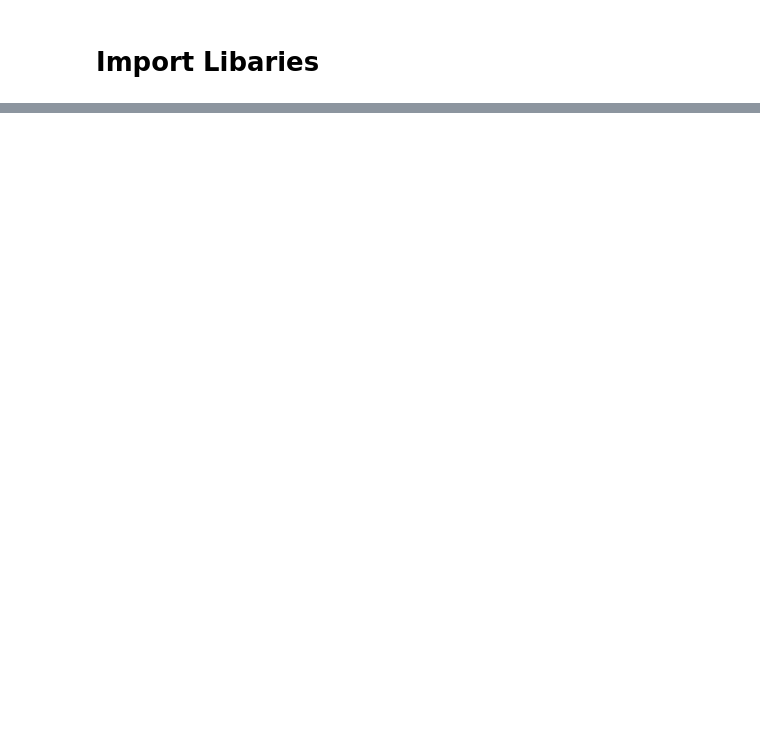
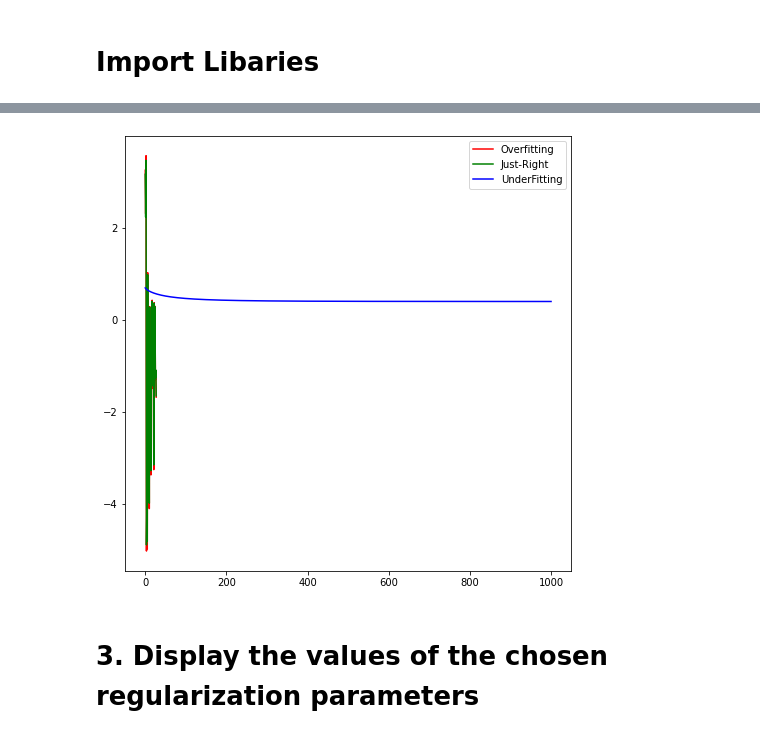
Before and after one commit to tony45678/tonyyoon, a Jupyter notebook: Assignment7.ipynb, the cells around one changed output, grey strips where cells are left out. Cells and saved outputs as stored; diff of their text form; code cells hidden in the pictures; blank space fills up the shorter version.

```diff
--- a/Assignment7.ipynb
+++ b/Assignment7.ipynb
@@ -12,0 +36,4 @@ import scipy.optimize as opt
+# %%
+# Sigmoid Function
+def sigmoid(z):
+  return 1 / (1 + np.exp(-z))
@@ -12,0 +54,16 @@ import scipy.optimize as opt
+# %%
+# gradient descent for the model
+def gradient_descent(X, y,iterations, learning_rate, lambdaa):
+
+  theta = np.zeros(X.shape[1])
+  cost_history = []
+
+  for i in range(iterations):
+    param = (np.dot(X, theta))
+    hypo = sigmoid(param)
+    cost = cost_function(X, y, theta,lambdaa)
+    cost_history.append(cost)
+    gradient = np.dot(X.T, (hypo - y)) / y.size
+
+    theta = theta - (learning_rate * (gradient + lambdaa * theta / y.size))
+  return theta, cost_history
@@ -13 +72,6 @@ import scipy.optimize as opt
+# %%
+iterations = 1000    #set the iterations to 1000
+learning_rate = 1    # learning rate to 1
+degree = 6           # polynomial degree  6
+map = map_feature(pointX, pointY, degree)
 # %% [markdown]
@@ -37,0 +91,15 @@ plt.show()
+# %%
+overfitting_cost = gradient_descent(map, label,iterations,learning_rate, 0.00001)
+justright_cost  = gradient_descent(map, label,iterations,learning_rate, 0.01)
+underfitting_cost = gradient_descent(map, label,iterations,learning_rate, 0.1)
+# %%
+plt.figure(figsize=(8, 8))
+plt.plot(overfitting_cost, label = "Overfitting", color = 'red')
+plt.plot(justright_cost, label = "Just-Right", color = 'green')
+plt.plot(underfitting_cost, label = "UnderFitting", color = 'blue')
+plt.legend()
+plt.show()
+# %% [output]
+[figure, added]
+# %% [markdown]
+# 3. Display the values of the chosen regularization parameters
```
Also changed, not shown: parts of 12 cells of this notebook.
